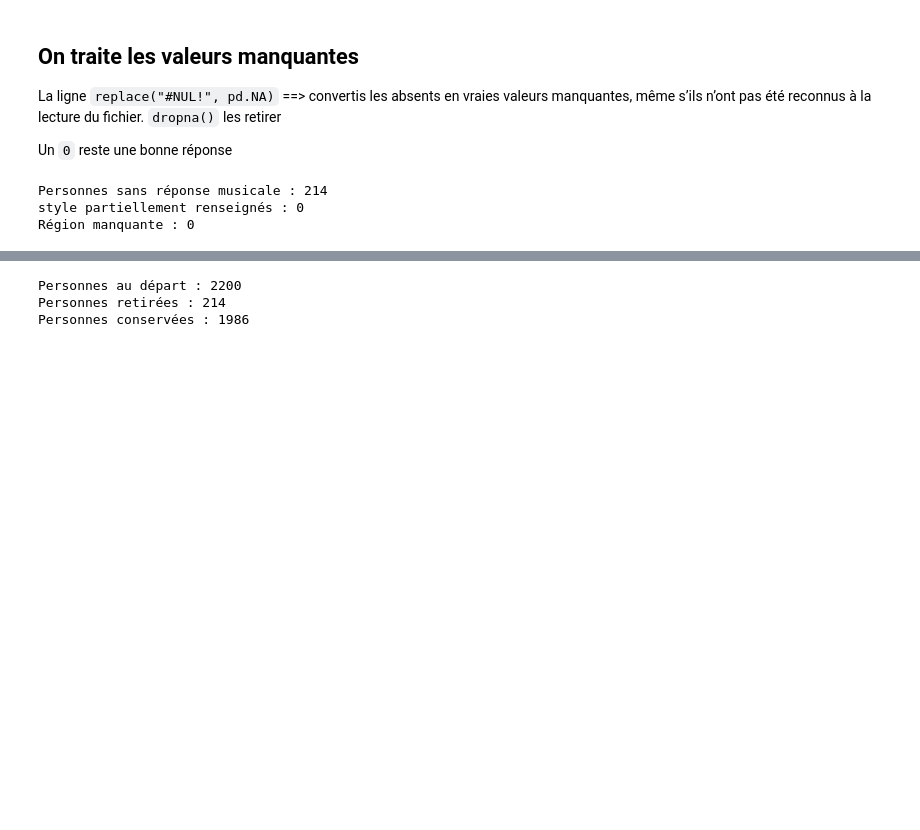
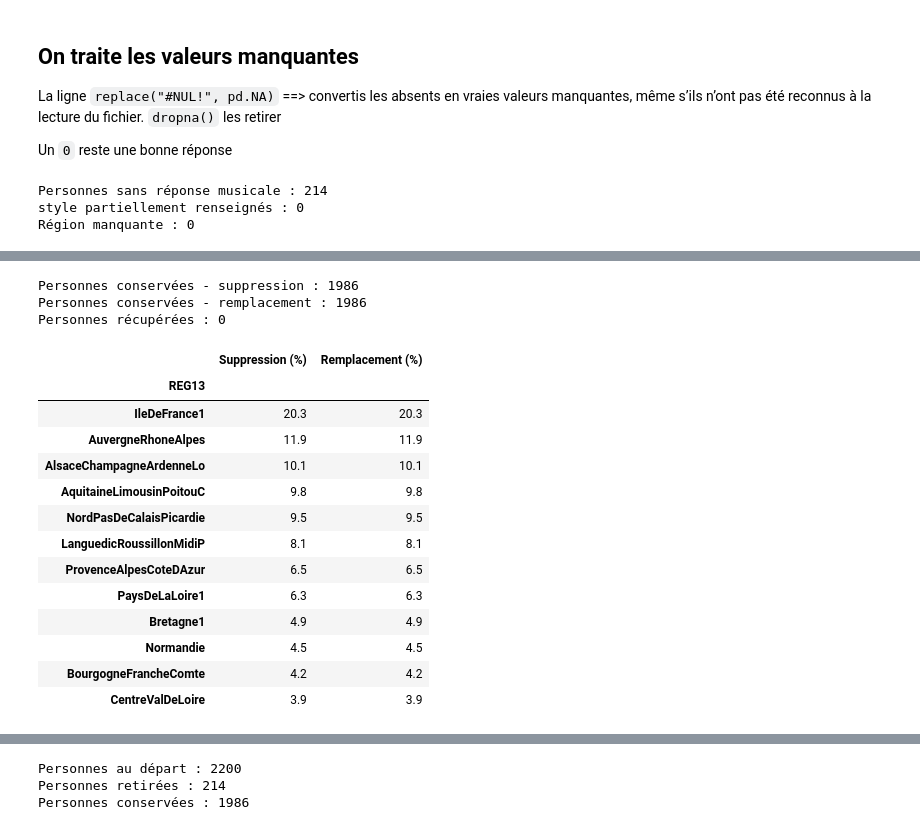
Before and after one commit to felipemarzin-oss/data-science-project, a Jupyter notebook: notebooks/cleaned_data.ipynb, the cells around one changed output, grey strips where cells are left out. Drawn from its saved outputs; the diff is of its cells as text; code cells hidden in the pictures; blank space fills up the shorter version.

Commit message:
Nettoyage Eleonore : audit localisation, gestion des manques, corrélations, contrôle fuites, fonction nettoyer

```diff
--- a/notebooks/nettoyage_transformation.ipynb
+++ b/notebooks/cleaned_data.ipynb
@@ -8,5 +9,5 @@ import pandas as pd
 # %%
-filepath = "../hadopi-2020-musique-data.ods"
+filepath = "../documentation/hadopi-2020-musique-data.ods"
 df = pd.read_excel(filepath, engine="odf", na_values=["#NUL!"])
 df.shape
 # %% [output]
@@ -73,0 +129,45 @@ Il reste donc 1 986 personnes
+# %%
+def appliquer_manques(donnees, style, colonnes_utiles, methode="suppression"):
+    """
+    suppression   : on retire toute ligne avec au moins un manque (méthode de Sara)
+    remplacement  : un style non renseigné vaut 0 (non écouté), sauf si la personne
+                    n'a répondu à aucun style. Région manquante = ligne retirée.
+    """
+    donnees = donnees.copy()
+    if methode == "remplacement":
+        vides = donnees[style].isna().all(axis=1)
+        partiels = donnees[style].isna().any(axis=1) & ~vides
+        donnees.loc[partiels, style] = donnees.loc[partiels, style].fillna("0")
+    return donnees.dropna(subset=colonnes_utiles).reset_index(drop=True)
+
+
+methode_a = appliquer_manques(dataset, style, colonnes_utiles, "suppression")
+methode_b = appliquer_manques(dataset, style, colonnes_utiles, "remplacement")
+
+comparaison = pd.DataFrame({
+    "Suppression (%)": (methode_a["REG13"].value_counts(normalize=True) * 100).round(1),
+    "Remplacement (%)": (methode_b["REG13"].value_counts(normalize=True) * 100).round(1),
+})
+
+print("Personnes conservées - suppression :", len(methode_a))
+print("Personnes conservées - remplacement :", len(methode_b))
+print("Personnes récupérées :", len(methode_b) - len(methode_a))
+display(comparaison)
+# %% [output]
+Personnes conservées - suppression : 1986
+Personnes conservées - remplacement : 1986
+Personnes récupérées : 0
+|  | Suppression (%) | Remplacement (%) |
+| REG13 |  |  |
+| IleDeFrance1 | 20.3 | 20.3 |
+| AuvergneRhoneAlpes | 11.9 | 11.9 |
+| AlsaceChampagneArdenneLo | 10.1 | 10.1 |
+| AquitaineLimousinPoitouC | 9.8 | 9.8 |
+| NordPasDeCalaisPicardie | 9.5 | 9.5 |
+| LanguedicRoussillonMidiP | 8.1 | 8.1 |
+| ProvenceAlpesCoteDAzur | 6.5 | 6.5 |
+| PaysDeLaLoire1 | 6.3 | 6.3 |
+| Bretagne1 | 4.9 | 4.9 |
+| Normandie | 4.5 | 4.5 |
+| BourgogneFrancheComte | 4.2 | 4.2 |
+| CentreValDeLoire | 3.9 | 3.9 |
```
Also changed, not shown: parts of 22 cells of this notebook, 1 other file.
